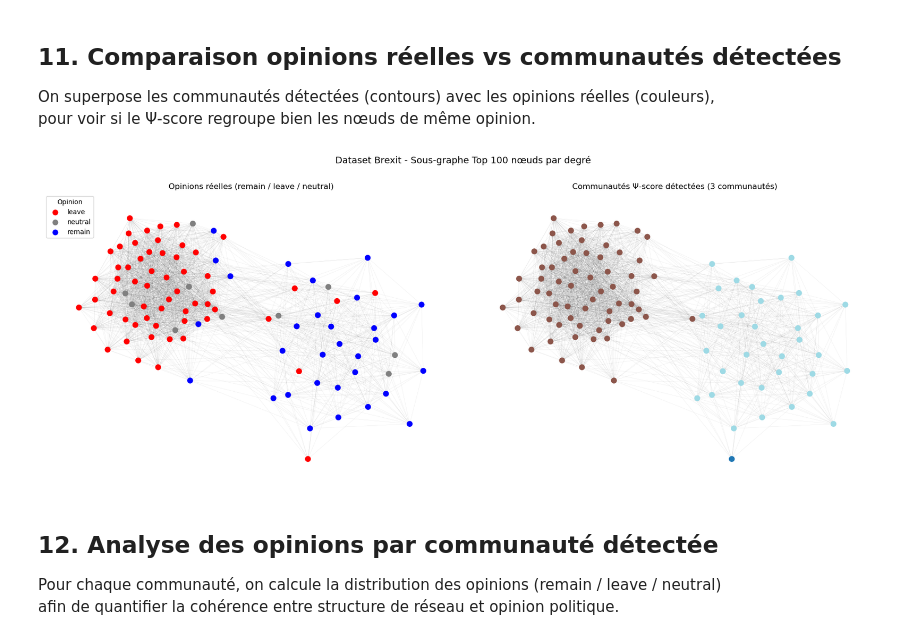
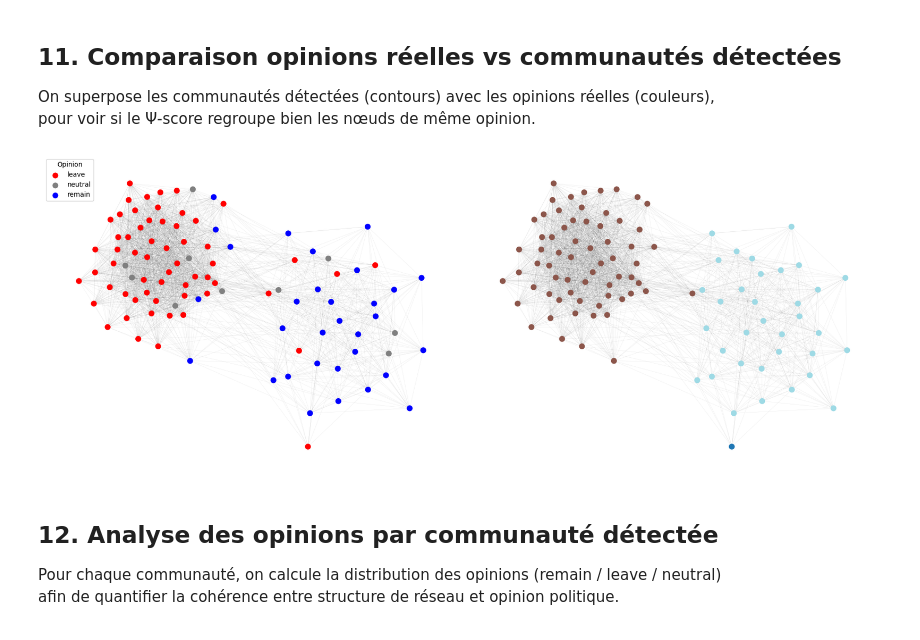
Before and after one commit to hocineb18/projet_de_recherche, a Jupyter notebook: brexit_psi_score.ipynb, the cells around one changed output. Cells and saved outputs as stored; diff of their text form; code cells hidden in the pictures.

Commit message:
Test CD_PSI sur dataset Brexit

```diff
--- a/brexit_psi_score.ipynb
+++ b/brexit_psi_score.ipynb
@@ -346,31 +341,29 @@ pour voir si le Ψ-score regroupe bien les nœuds de même opinion.
 # %%
 fig, axes = plt.subplots(1, 2, figsize=(18, 7))
 
 # Gauche : opinions réelles
-axes[0].set_title("Opinions réelles (remain / leave / neutral)", fontsize=12)
 nx.draw_networkx_edges(subgraph, pos, ax=axes[0], alpha=0.1, width=0.3)
 nx.draw_networkx_nodes(subgraph, pos, ax=axes[0],
                        node_color=node_colors_opinion,
                        node_size=80, linewidths=0)
 for label, color in palette.items():
     axes[0].scatter([], [], c=color, label=label, s=60)
 axes[0].legend(title="Opinion", loc="upper left")
 axes[0].axis("off")
 
 # Droite : communautés Ψ-score
-axes[1].set_title(f"Communautés Ψ-score détectées ({len(communities_psi)} communautés)", fontsize=12)
 nx.draw_networkx_edges(subgraph, pos, ax=axes[1], alpha=0.1, width=0.3)
 nx.draw_networkx_nodes(subgraph, pos, ax=axes[1],
                        node_color=colors_comm,
                        cmap=plt.cm.tab20,
                        node_size=80, linewidths=0)
 axes[1].axis("off")
 
-plt.suptitle(f"Dataset Brexit - Sous-graphe Top {K} nœuds par degré", fontsize=14, y=1.01)
 plt.tight_layout()
+plt.savefig("CD_psi.pdf", format="pdf", bbox_inches="tight")
 plt.show()
 # %% [output]
-[figure, old version]
+[figure, new version]
 # %% [markdown]
 ## 12. Analyse des opinions par communauté détectée
 
```
Also changed, not shown: parts of 5 cells of this notebook.
